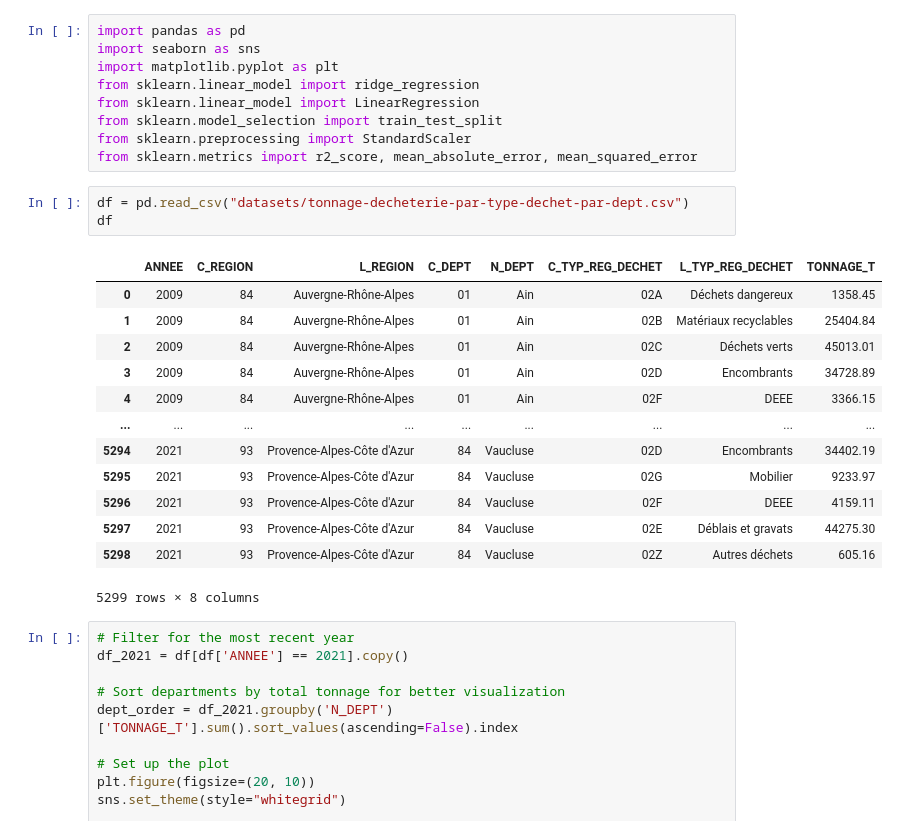
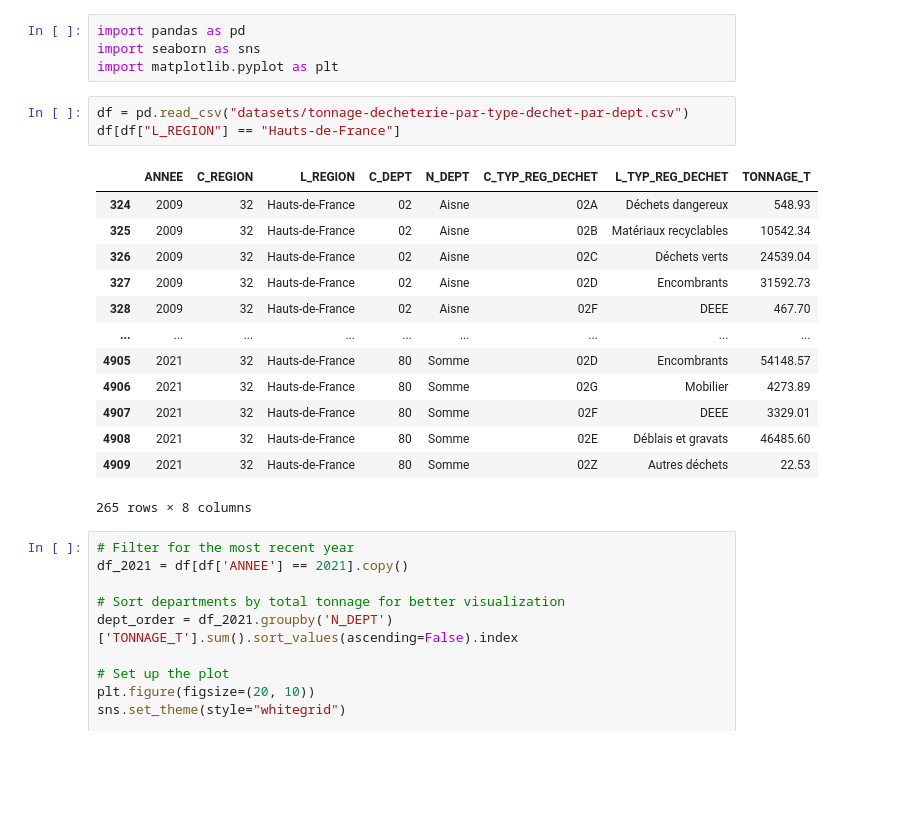
Before and after one commit to Intellix7/Challenge_final, a Jupyter notebook: test_projet1.ipynb, the cells around one changed output. Drawn from its saved outputs; the diff is of its cells as text; blank space fills up the shorter version.

```diff
--- a/test_projet1.ipynb
+++ b/test_projet1.ipynb
@@ -2,28 +2,23 @@
 import pandas as pd
 import seaborn as sns
 import matplotlib.pyplot as plt
-from sklearn.linear_model import ridge_regression
-from sklearn.linear_model import LinearRegression
-from sklearn.model_selection import train_test_split
-from sklearn.preprocessing import StandardScaler
-from sklearn.metrics import r2_score, mean_absolute_error, mean_squared_error
 # %%
 df = pd.read_csv("datasets/tonnage-decheterie-par-type-dechet-par-dept.csv")
-df
+df[df["L_REGION"] == "Hauts-de-France"]
 # %% [output]
 |  | ANNEE | C_REGION | L_REGION | C_DEPT | N_DEPT | C_TYP_REG_DECHET | L_TYP_REG_DECHET | TONNAGE_T |
-| 0 | 2009 | 84 | Auvergne-Rhône-Alpes | 01 | Ain | 02A | Déchets dangereux | 1358.45 |
-| 1 | 2009 | 84 | Auvergne-Rhône-Alpes | 01 | Ain | 02B | Matériaux recyclables | 25404.84 |
-| 2 | 2009 | 84 | Auvergne-Rhône-Alpes | 01 | Ain | 02C | Déchets verts | 45013.01 |
-| 3 | 2009 | 84 | Auvergne-Rhône-Alpes | 01 | Ain | 02D | Encombrants | 34728.89 |
-| 4 | 2009 | 84 | Auvergne-Rhône-Alpes | 01 | Ain | 02F | DEEE | 3366.15 |
+| 324 | 2009 | 32 | Hauts-de-France | 02 | Aisne | 02A | Déchets dangereux | 548.93 |
+| 325 | 2009 | 32 | Hauts-de-France | 02 | Aisne | 02B | Matériaux recyclables | 10542.34 |
+| 326 | 2009 | 32 | Hauts-de-France | 02 | Aisne | 02C | Déchets verts | 24539.04 |
+| 327 | 2009 | 32 | Hauts-de-France | 02 | Aisne | 02D | Encombrants | 31592.73 |
+| 328 | 2009 | 32 | Hauts-de-France | 02 | Aisne | 02F | DEEE | 467.70 |
 | ... | ... | ... | ... | ... | ... | ... | ... | ... |
-| 5294 | 2021 | 93 | Provence-Alpes-Côte d'Azur | 84 | Vaucluse | 02D | Encombrants | 34402.19 |
-| 5295 | 2021 | 93 | Provence-Alpes-Côte d'Azur | 84 | Vaucluse | 02G | Mobilier | 9233.97 |
-| 5296 | 2021 | 93 | Provence-Alpes-Côte d'Azur | 84 | Vaucluse | 02F | DEEE | 4159.11 |
-| 5297 | 2021 | 93 | Provence-Alpes-Côte d'Azur | 84 | Vaucluse | 02E | Déblais et gravats | 44275.30 |
-| 5298 | 2021 | 93 | Provence-Alpes-Côte d'Azur | 84 | Vaucluse | 02Z | Autres déchets | 605.16 |
+| 4905 | 2021 | 32 | Hauts-de-France | 80 | Somme | 02D | Encombrants | 54148.57 |
+| 4906 | 2021 | 32 | Hauts-de-France | 80 | Somme | 02G | Mobilier | 4273.89 |
+| 4907 | 2021 | 32 | Hauts-de-France | 80 | Somme | 02F | DEEE | 3329.01 |
+| 4908 | 2021 | 32 | Hauts-de-France | 80 | Somme | 02E | Déblais et gravats | 46485.60 |
+| 4909 | 2021 | 32 | Hauts-de-France | 80 | Somme | 02Z | Autres déchets | 22.53 |
-5299 rows × 8 columns
+265 rows × 8 columns
 # %%
 # Filter for the most recent year
 df_2021 = df[df['ANNEE'] == 2021].copy()
```
Also changed, not shown: parts of 3 cells of this notebook, 6 other files.
